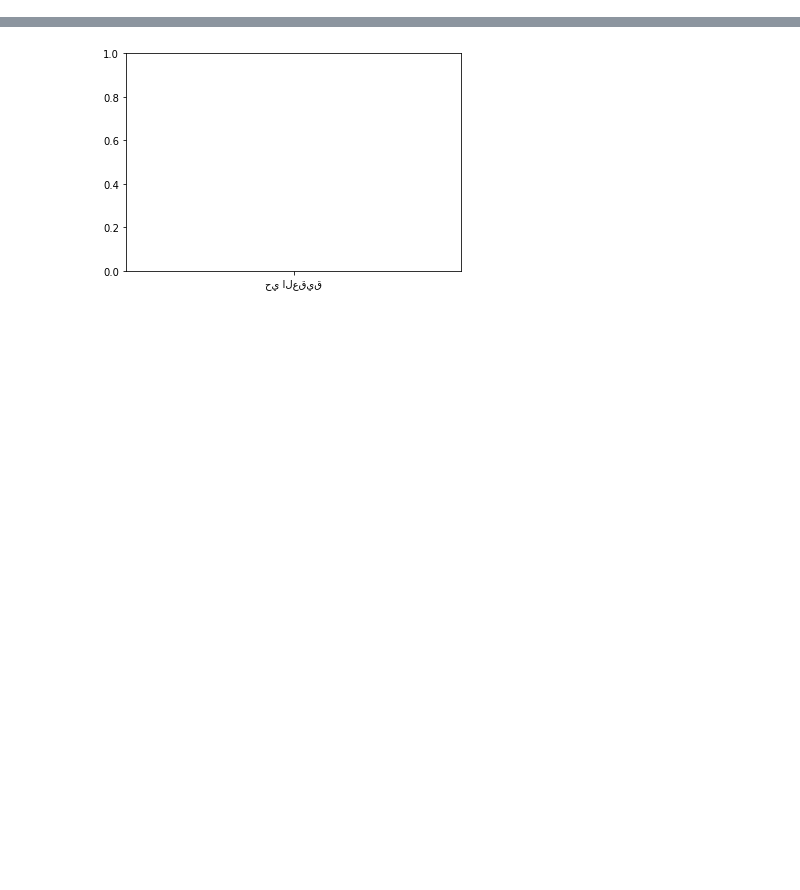
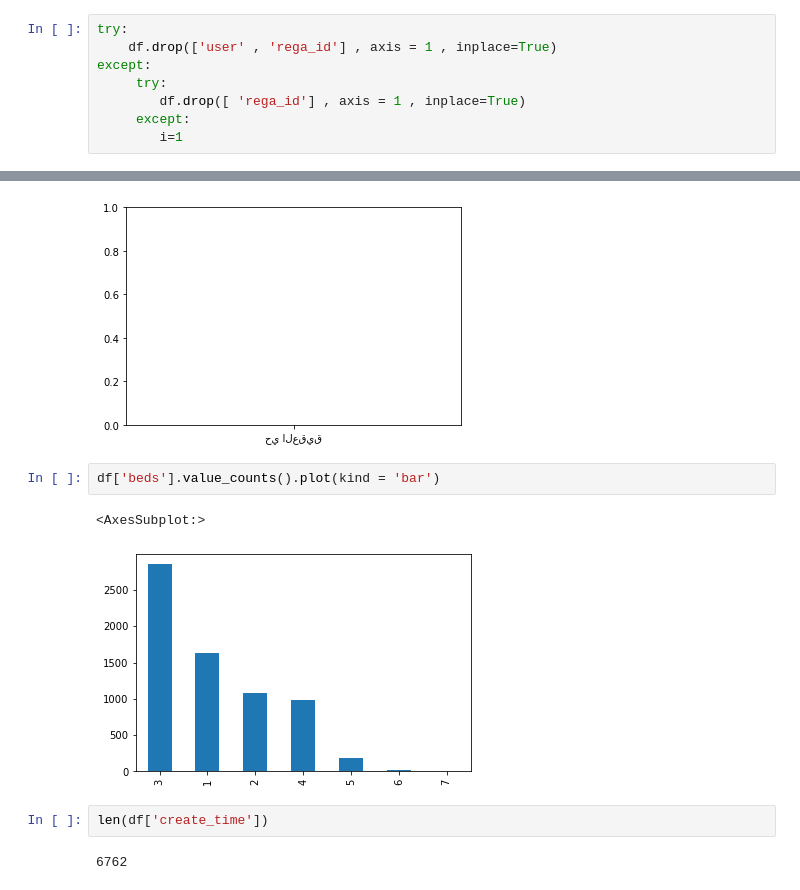
Before and after one commit to Abdulmalik-rebdi/aqar1, a Jupyter notebook: src/EDAdraft.ipynb, the cells around one changed output, grey strips where cells are left out. Cells and saved outputs as stored; diff of their text form; blank space fills up the shorter version.

```diff
--- a/src/EDAdraft.ipynb
+++ b/src/EDAdraft.ipynb
@@ -30,3 +43,11 @@ df.drop(['Unnamed: 0.1' , 'Unnamed: 0'] ,axis=1 , inplace=True)
+# %%
+try:
+    df.drop(['user' , 'rega_id'] , axis = 1 , inplace=True)
+except:
+     try:
+        df.drop([ 'rega_id'] , axis = 1 , inplace=True)
+     except:
+        i=1
 # %%
 df.columns
 # %% [output]
@@ -291,3 +308,12 @@ plt.show()
 # %% [output]
 AttributeError: 'Rectangle' object has no property 'hue'
 [figure]
+# %%
+df['beds'].value_counts().plot(kind = 'bar')
+# %% [output]
+<AxesSubplot:>
+[figure, added]
+# %%
+len(df['create_time'])
+# %% [output]
+6762
```
Also changed, not shown: parts of 39 cells of this notebook, 4 other files.
